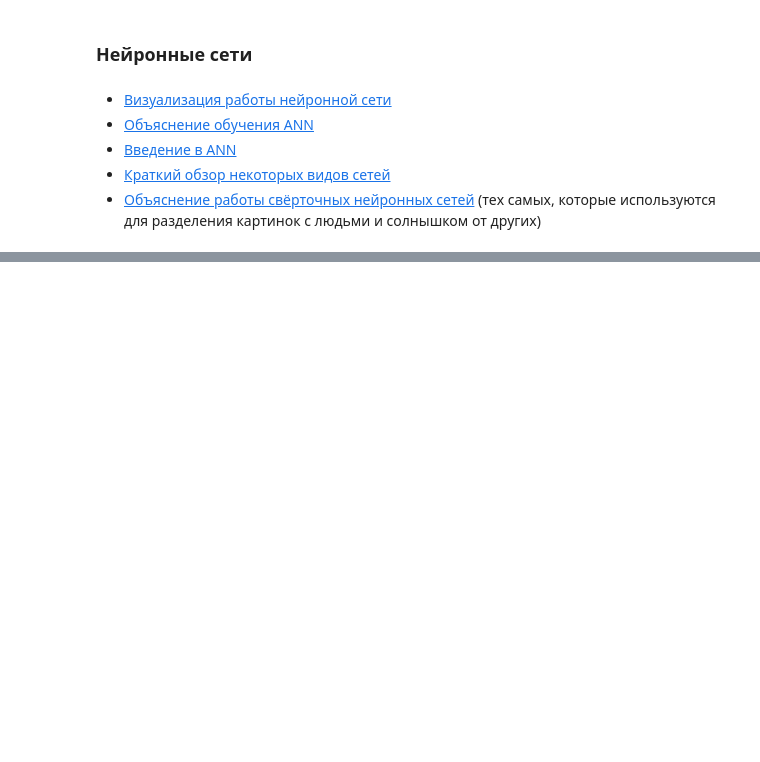
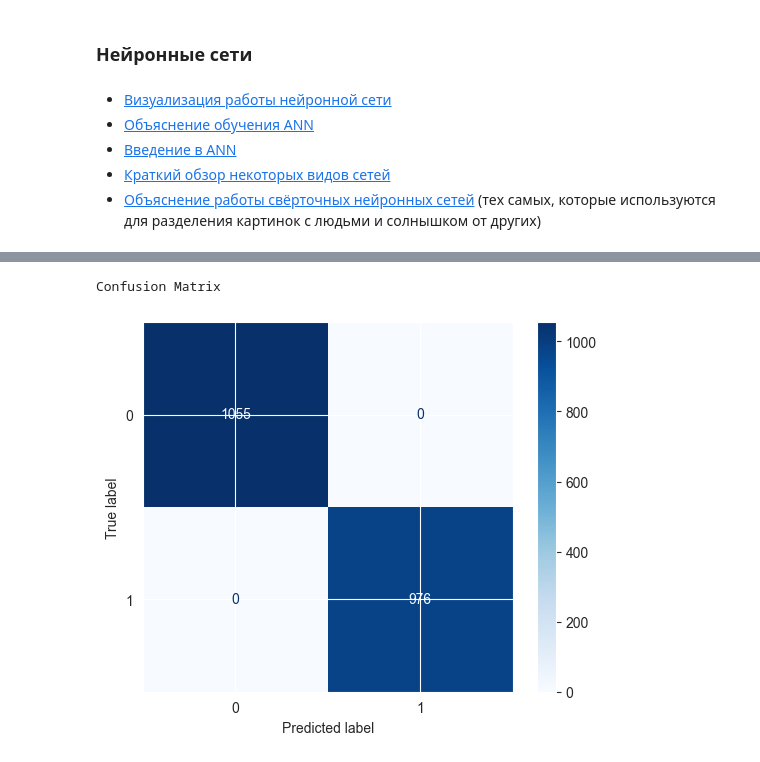
Before and after one commit to betelgeus/study, a Jupyter notebook: statistics/DS_and_ML_intro_Stepic_4852/Random_forest.ipynb, the cells around one changed output, grey strips where cells are left out. Saved outputs shown, nothing was run; the diff lists cells and outputs as text; code cells hidden in the pictures; blank space fills up the shorter version.

```diff
--- a/statistics/DS_and_ML_intro_Stepic_4852/Random_forest.ipynb
+++ b/statistics/DS_and_ML_intro_Stepic_4852/Random_forest.ipynb
@@ -290,0 +371,4 @@ plt.show()
+# %%
+X_test = mushrooms_test_df
+# %%
+pred_y = best_clf.predict(X_test)
@@ -290,0 +384,3 @@ plt.show()
+# %%
+mushrooms_class_df = pd.read_csv('/Users/mitya/Downloads/testing_y_mush.csv')
+mushrooms_class_df.info()
@@ -290,0 +396,11 @@ plt.show()
+# %%
+y_test = mushrooms_class_df
+# %%
+print('Confusion Matrix')
+conf_matrix = confusion_matrix(y_test, pred_y)
+disp = ConfusionMatrixDisplay(conf_matrix)
+disp.plot(cmap=plt.cm.Blues, values_format='g')
+plt.show()
+# %% [output]
+Confusion Matrix
+[figure, added]
```
Also changed, not shown: parts of 43 cells of this notebook.
